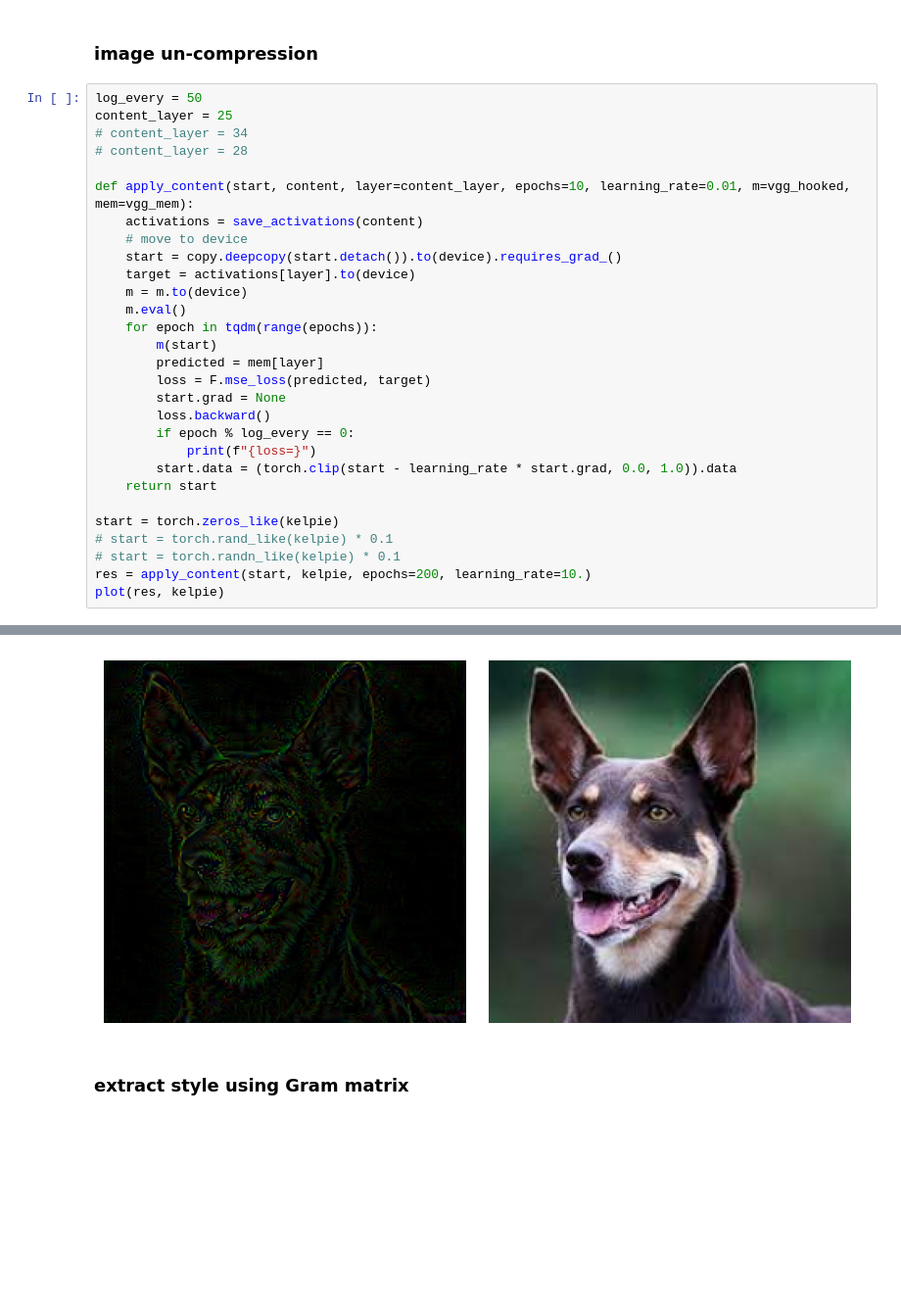
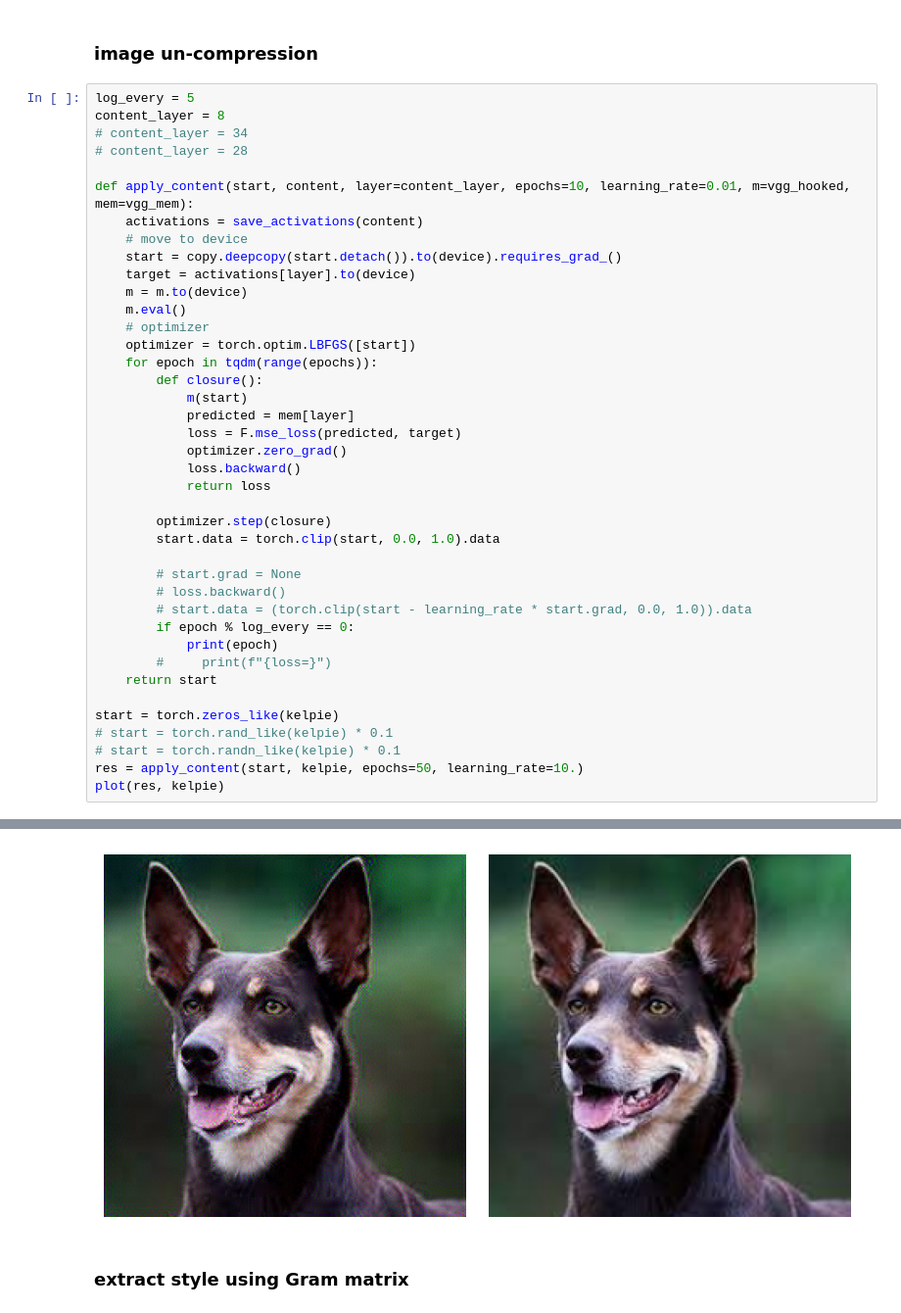
Before and after one commit to peluche/neural-style-transfer, a Jupyter notebook: style.ipynb, the cells around one changed output, grey strips where cells are left out. Shown at 98% size. Drawn from its saved outputs; the diff is of its cells as text; blank space fills up the shorter version.

```diff
--- a/style.ipynb
+++ b/style.ipynb
@@ -214,8 +214,8 @@ Sequential(
 # %% [markdown]
 ### image un-compression
 # %%
-log_every = 50
-content_layer = 25
+log_every = 5
+content_layer = 8
 # content_layer = 34
 # content_layer = 28
 
@@ -226,20 +226,31 @@ def apply_content(start, content, layer=content_layer, epochs=10, learning_rate=
     target = activations[layer].to(device)
     m = m.to(device)
     m.eval()
+    # optimizer
+    optimizer = torch.optim.LBFGS([start])
     for epoch in tqdm(range(epochs)):
-        m(start)
-        predicted = mem[layer]
-        loss = F.mse_loss(predicted, target)
-        start.grad = None
-        loss.backward()
+        def closure():
+            m(start)
+            predicted = mem[layer]
+            loss = F.mse_loss(predicted, target)
+            optimizer.zero_grad()
+            loss.backward()
+            return loss
+
+        optimizer.step(closure)
+        start.data = torch.clip(start, 0.0, 1.0).data
+
+        # start.grad = None
+        # loss.backward()
+        # start.data = (torch.clip(start - learning_rate * start.grad, 0.0, 1.0)).data
         if epoch % log_every == 0:
-            print(f"{loss=}")
-        start.data = (torch.clip(start - learning_rate * start.grad, 0.0, 1.0)).data
+            print(epoch)
+        #     print(f"{loss=}")
     return start
 
 start = torch.zeros_like(kelpie)
 # start = torch.rand_like(kelpie) * 0.1
 # start = torch.randn_like(kelpie) * 0.1
-res = apply_content(start, kelpie, epochs=200, learning_rate=10.)
+res = apply_content(start, kelpie, epochs=50, learning_rate=10.)
 plot(res, kelpie)
 # %% [output]
@@ -250,4 +267,4 @@ loss=tensor(0.0430, device='cuda:0', grad_fn=<MseLossBackward0>)
-[figure, old version]
+[figure, new version]
 # %% [markdown]
 ### extract style using Gram matrix
 # %%
```
Also changed, not shown: parts of 3 cells of this notebook.
